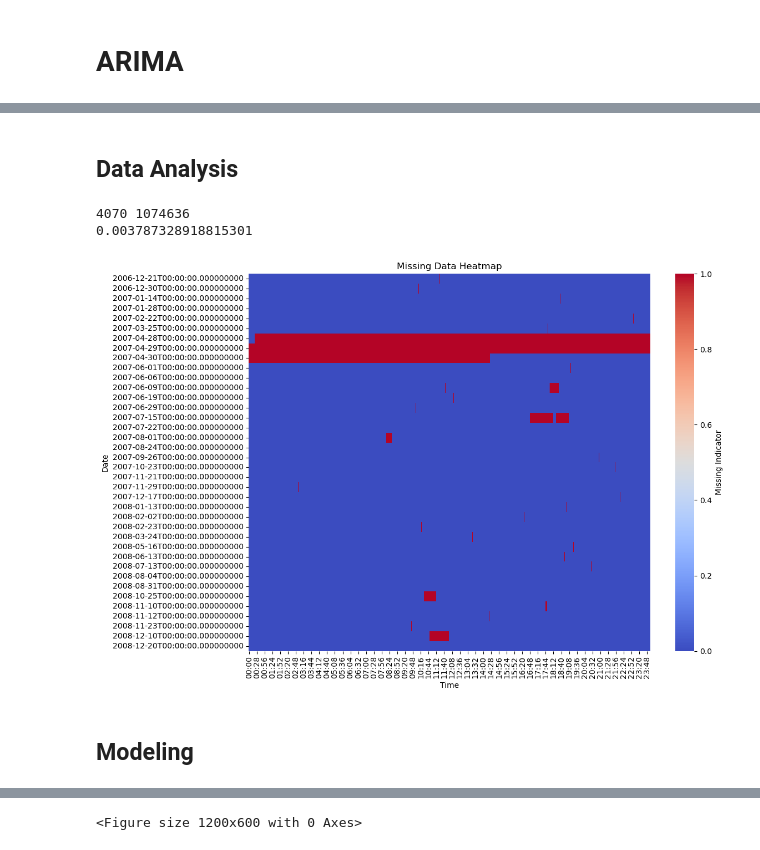
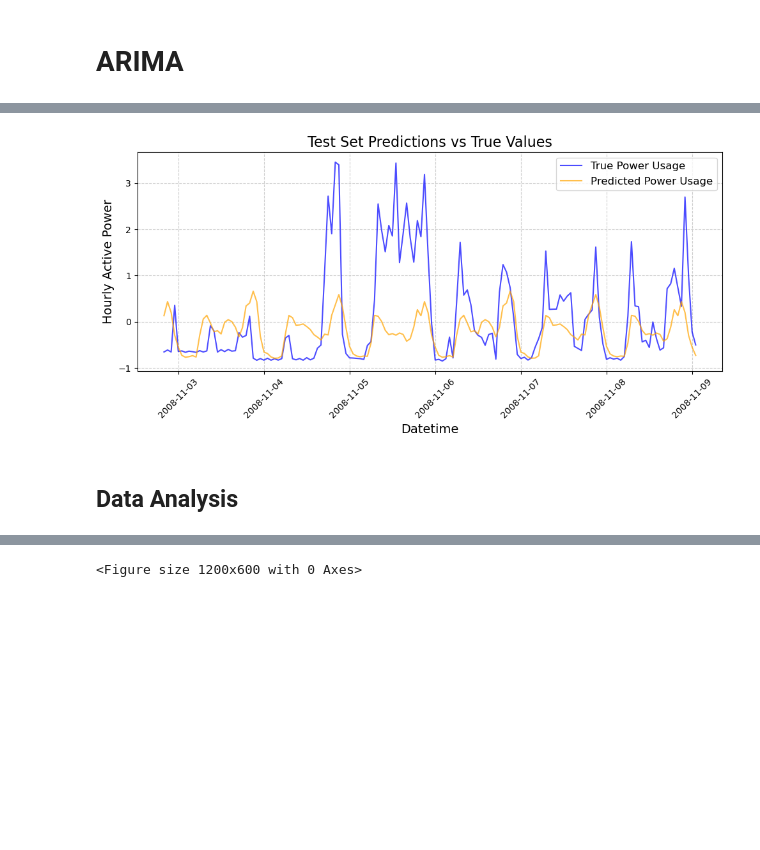
Before and after one commit to LyricLrs/Prediction-of-Individual-Household-Electric-Power-Consumption, a Jupyter notebook: ARIMA.ipynb, the cells around one changed output, grey strips where cells are left out. Drawn from its saved outputs; the diff is of its cells as text; code cells hidden in the pictures; blank space fills up the shorter version.

```diff
--- a/ARIMA.ipynb
+++ b/ARIMA.ipynb
@@ -321,30 +157,15 @@ data = full_grid.merge(data, on=['Date', 'Time'], how='outer').sort_values(by=['
+# %%
+# Extract data for visualization
+# labels = y_test.values  # True values
+# predictions = forecast_series.values  # Predicted values
+# data_index = y_test.index  # Timestamps
+
+start = 2150
+end = 2300
+
+graph_prediction(labels[start:end], predictions[start:end], data_index[start:end], \
+                 plot_error=0, width=10, height=5)
+# %% [output]
+[figure, added]
 # %% [markdown]
 ## Data Analysis
-# %%
-missing_data = data[data[PREDICTION_TERM].isna()]
-print(len(missing_data), len(data))
-print(len(missing_data) / len(data)) # 0.3 percent of missing data
-# %% [output]
-4070 1074636
-0.003787328918815301
-# %%
-# Inspect missing values based on date time
-heatmap_data = missing_data.pivot_table(index='Date', \
-                                        columns='Time', values=PREDICTION_TERM, \
-                                            aggfunc='size', fill_value=0)
-plt.figure(figsize=(12, 8))
-sns.heatmap(heatmap_data, cmap='coolwarm', cbar_kws={'label': 'Missing Indicator'})
-plt.title('Missing Data Heatmap')
-plt.ylabel('Date')
-plt.xlabel('Time')
-plt.xticks(rotation=90)
-plt.yticks(rotation=0)
-plt.tight_layout()
-plt.show()
-
-# What happened during 4/28/2007 to 5/01/2007 to this household?
-# Political activity due to presidential election?
-# %% [output]
-[figure, removed]
-# %% [markdown]
-## Modeling
```
Also changed, not shown: parts of 45 cells of this notebook, 1 other file.
